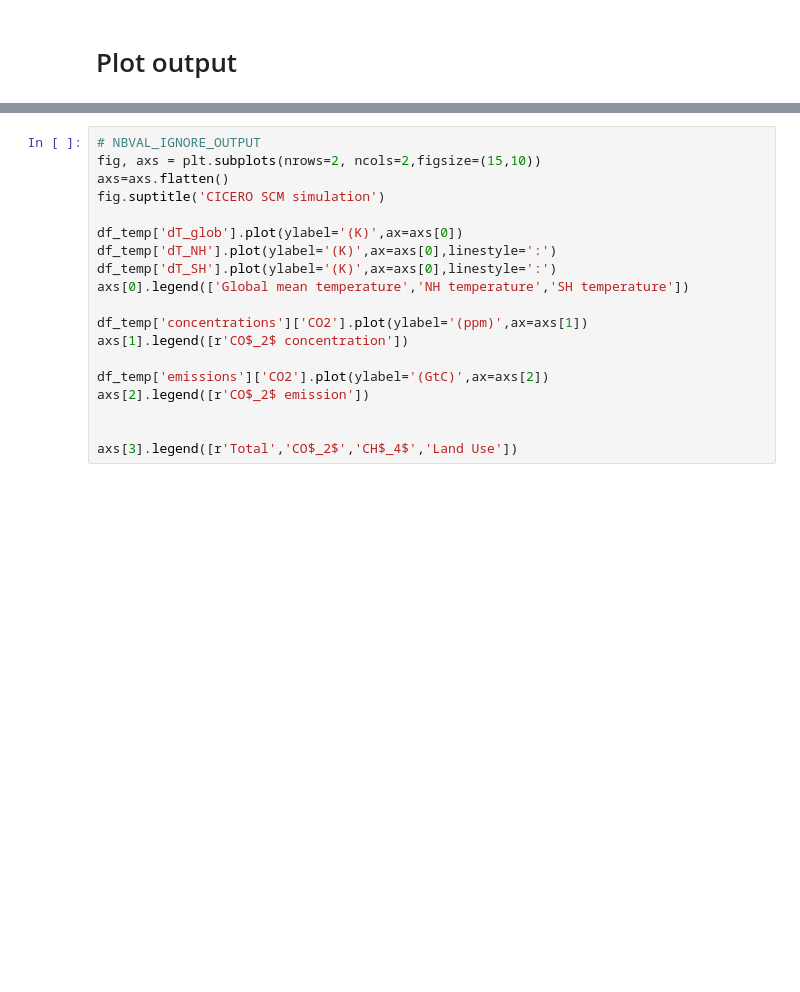
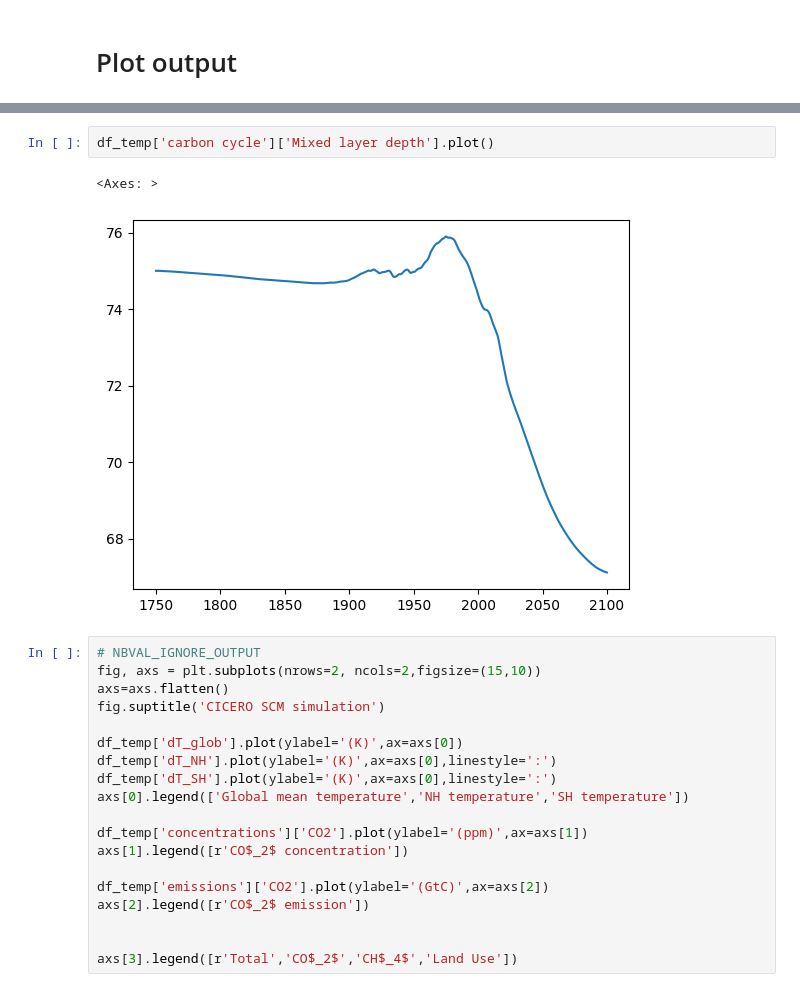
Before and after one commit to ciceroOslo/ciceroscm, a Jupyter notebook: notebooks/CSCM_example_directinput.ipynb, the cells around one changed output, grey strips where cells are left out. Saved outputs shown, nothing was run; the diff lists cells and outputs as text; blank space fills up the shorter version.

```diff
--- a/notebooks/CSCM_example_directinput.ipynb
+++ b/notebooks/CSCM_example_directinput.ipynb
@@ -196,3 +206,8 @@ df_temp['carbon cycle']
+# %%
+df_temp['carbon cycle']['Mixed layer depth'].plot()
+# %% [output]
+<Axes: >
+[figure, added]
 # %%
 # NBVAL_IGNORE_OUTPUT
 fig, axs = plt.subplots(nrows=2, ncols=2,figsize=(15,10))
```
Also changed, not shown: parts of 5 cells of this notebook, 1 other file.
